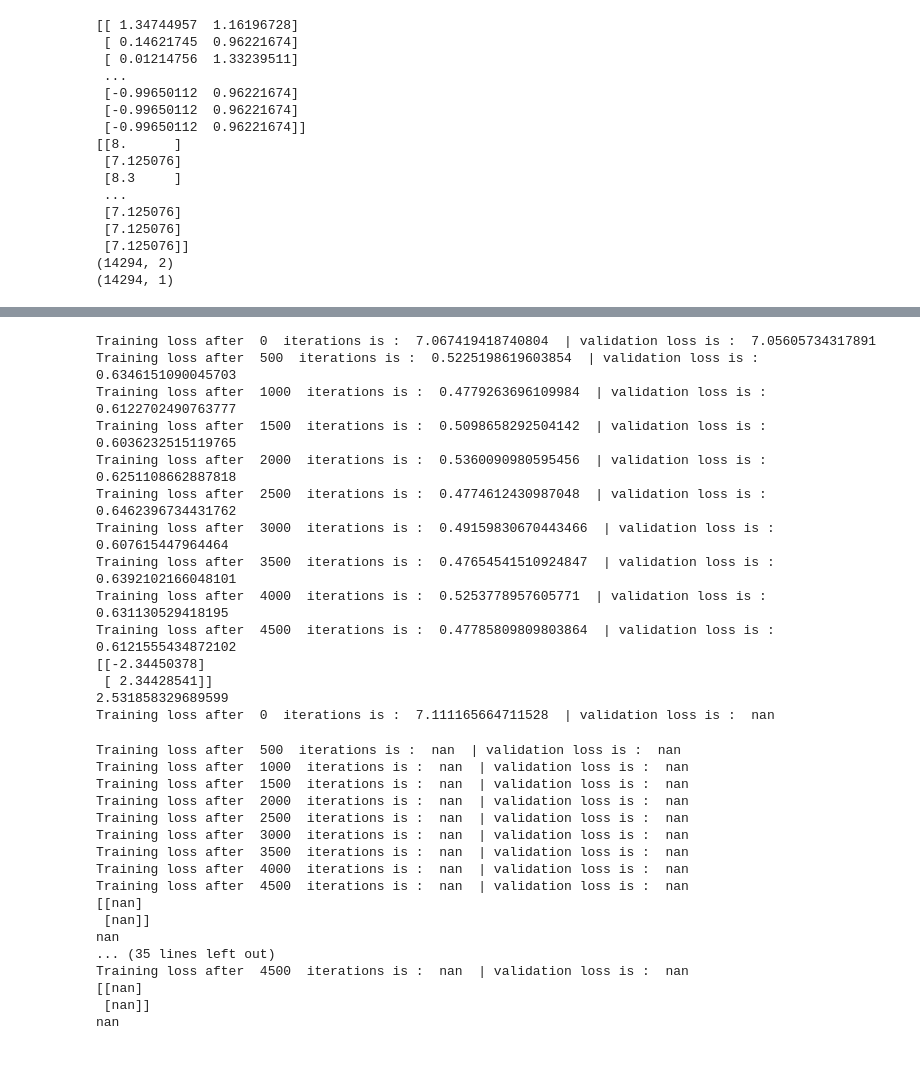
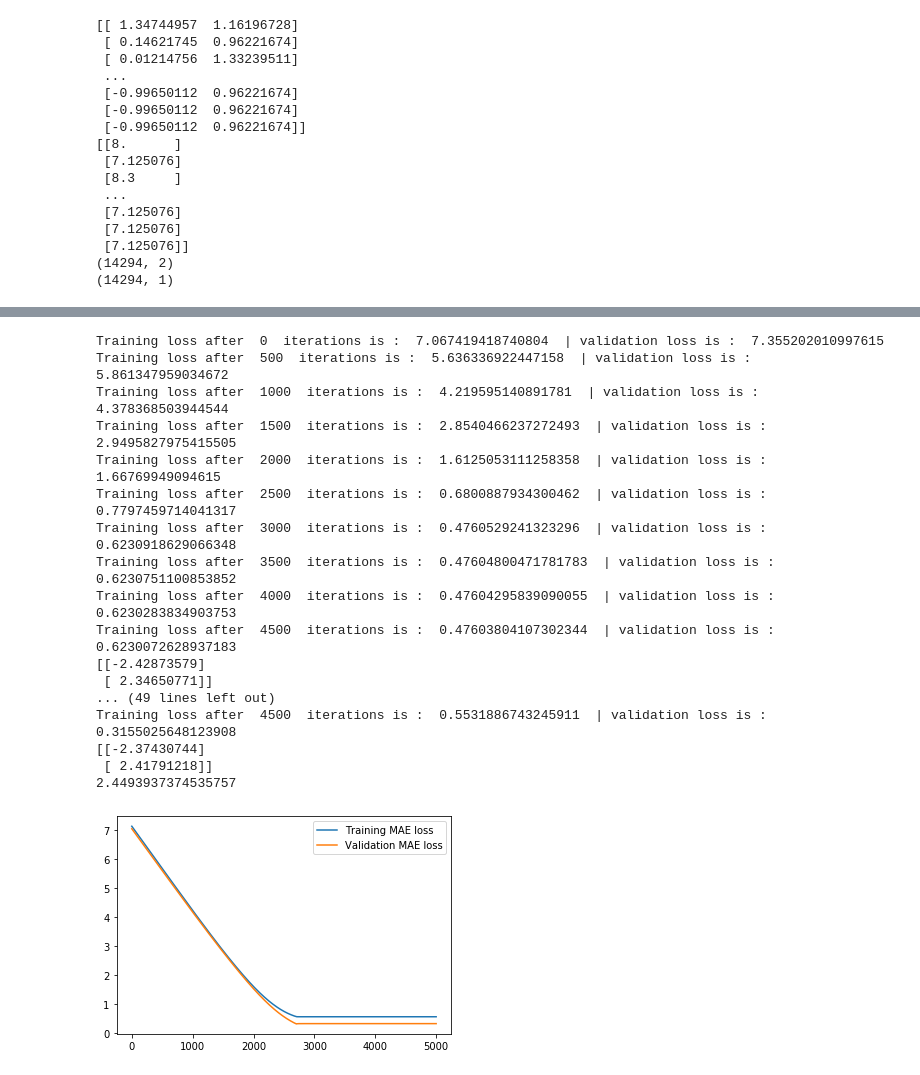
Before and after one commit to ArkaSarkar19/Machine-Learning-Assignments, a Jupyter notebook: Assignment1/models.ipynb, the cells around one changed output, grey strips where cells are left out. Drawn from its saved outputs; the diff is of its cells as text; code cells hidden in the pictures.

```diff
--- a/Assignment1/models.ipynb
+++ b/Assignment1/models.ipynb
@@ -404,34 +403,28 @@ plt.show()
 # %%
-video_game_model = k_fold_cross_validation(X,Y, learning_rate = 0.1,loss = "mae")
+video_game_model_mae = k_fold_cross_validation(X,Y, learning_rate = 0.001,loss = "mae")
 # %% [output]
-Training loss after  0  iterations is :  7.067419418740804  | validation loss is :  7.05605734317891
-Training loss after  500  iterations is :  0.5225198619603854  | validation loss is :  0.6346151090045703
-Training loss after  1000  iterations is :  0.4779263696109984  | validation loss is :  0.6122702490763777
-Training loss after  1500  iterations is :  0.5098658292504142  | validation loss is :  0.6036232515119765
-Training loss after  2000  iterations is :  0.5360090980595456  | validation loss is :  0.6251108662887818
-Training loss after  2500  iterations is :  0.4774612430987048  | validation loss is :  0.6462396734431762
-Training loss after  3000  iterations is :  0.49159830670443466  | validation loss is :  0.607615447964464
-Training loss after  3500  iterations is :  0.47654541510924847  | validation loss is :  0.6392102166048101
-Training loss after  4000  iterations is :  0.5253778957605771  | validation loss is :  0.631130529418195
-Training loss after  4500  iterations is :  0.47785809809803864  | validation loss is :  0.6121555434872102
-[[-2.34450378]
- [ 2.34428541]]
-2.531858329689599
-Training loss after  0  iterations is :  7.111165664711528  | validation loss is :  nan
+Training loss after  0  iterations is :  7.067419418740804  | validation loss is :  7.355202010997615
+Training loss after  500  iterations is :  5.636336922447158  | validation loss is :  5.861347959034672
+Training loss after  1000  iterations is :  4.219595140891781  | validation loss is :  4.378368503944544
+Training loss after  1500  iterations is :  2.8540466237272493  | validation loss is :  2.9495827975415505
+Training loss after  2000  iterations is :  1.6125053111258358  | validation loss is :  1.66769949094615
+Training loss after  2500  iterations is :  0.6800887934300462  | validation loss is :  0.7797459714041317
+Training loss after  3000  iterations is :  0.4760529241323296  | validation loss is :  0.6230918629066348
+Training loss after  3500  iterations is :  0.47604800471781783  | validation loss is :  0.6230751100853852
+Training loss after  4000  iterations is :  0.47604295839090055  | validation loss is :  0.6230283834903753
+Training loss after  4500  iterations is :  0.47603804107302344  | validation loss is :  0.6230072628937183
+[[-2.42873579]
+ [ 2.34650771]]
+... (49 lines left out)
+Training loss after  4500  iterations is :  0.5531886743245911  | validation loss is :  0.3155025648123908
+[[-2.37430744]
+ [ 2.41791218]]
+2.4493937374535757
-Training loss after  500  iterations is :  nan  | validation loss is :  nan
-Training loss after  1000  iterations is :  nan  | validation loss is :  nan
-Training loss after  1500  iterations is :  nan  | validation loss is :  nan
-Training loss after  2000  iterations is :  nan  | validation loss is :  nan
-Training loss after  2500  iterations is :  nan  | validation loss is :  nan
-Training loss after  3000  iterations is :  nan  | validation loss is :  nan
-Training loss after  3500  iterations is :  nan  | validation loss is :  nan
-Training loss after  4000  iterations is :  nan  | validation loss is :  nan
-Training loss after  4500  iterations is :  nan  | validation loss is :  nan
-[[nan]
- [nan]]
-nan
-... (35 lines left out)
-Training loss after  4500  iterations is :  nan  | validation loss is :  nan
-[[nan]
- [nan]]
-nan
+# %%
+plt.plot([x for x in range(5000)], video_game_model_mae[4][2][0:5000], label = "Training MAE loss " )
+plt.plot([x for x in range(5000)], video_game_model_mae[4][3][0:5000], label = "Validation MAE loss")
+
+plt.legend()
+plt.show()
+# %% [output]
+[figure, added]
```
Also changed, not shown: parts of 16 cells of this notebook, 3 other files.
